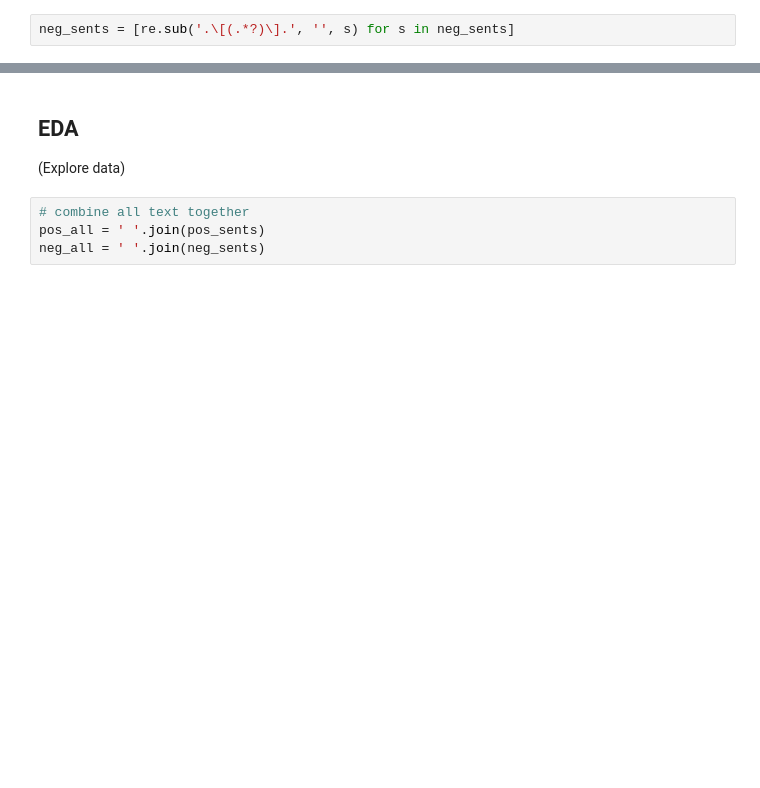
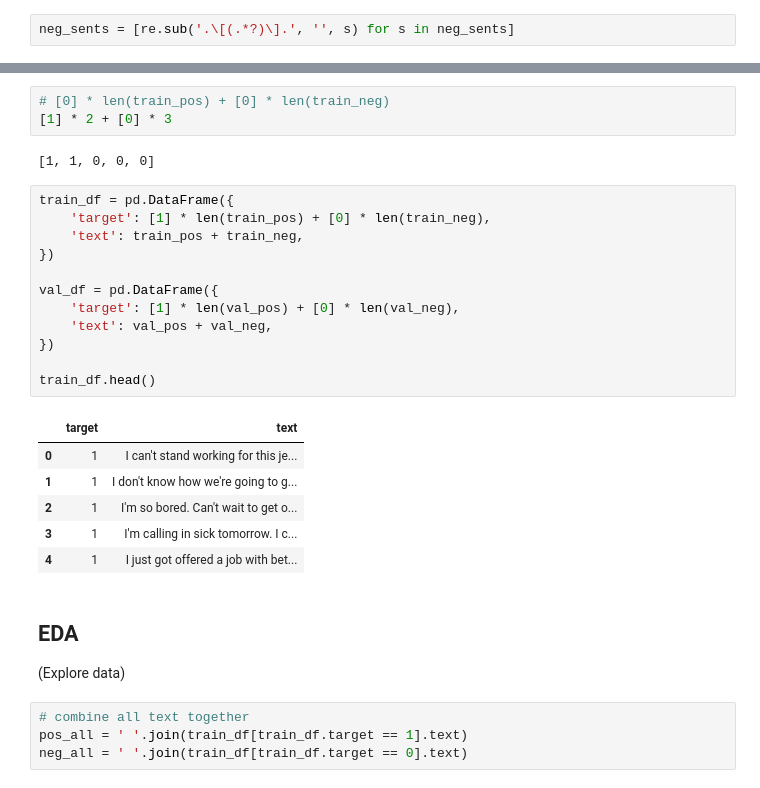
Before and after one commit to whettenr/text-checker-tutorial, a Jupyter notebook: TextConfirmationDetector.ipynb, the cells around one changed output, grey strips where cells are left out. Saved outputs shown, nothing was run; the diff lists cells and outputs as text; blank space fills up the shorter version.

```diff
--- a/TextConfirmationDetector.ipynb
+++ b/TextConfirmationDetector.ipynb
@@ -30,11 +47,35 @@ neg_sents = [re.sub('.\[(.*?)\].', '', s) for s in neg_sents]
+# %%
+# [0] * len(train_pos) + [0] * len(train_neg)
+[1] * 2 + [0] * 3
+# %% [output]
+[1, 1, 0, 0, 0]
+# %%
+train_df = pd.DataFrame({
+    'target': [1] * len(train_pos) + [0] * len(train_neg),
+    'text': train_pos + train_neg,
+})
+
+val_df = pd.DataFrame({
+    'target': [1] * len(val_pos) + [0] * len(val_neg),
+    'text': val_pos + val_neg,
+})
+
+train_df.head()
+# %% [output]
+|  | target | text |
+| 0 | 1 | I can't stand working for this je... |
+| 1 | 1 | I don't know how we're going to g... |
+| 2 | 1 | I'm so bored. Can't wait to get o... |
+| 3 | 1 | I'm calling in sick tomorrow. I c... |
+| 4 | 1 | I just got offered a job with bet... |
 # %% [markdown]
 ## EDA
 
 (Explore data)
 # %%
 # combine all text together
-pos_all = ' '.join(pos_sents)
-neg_all = ' '.join(neg_sents)
+pos_all = ' '.join(train_df[train_df.target == 1].text)
+neg_all = ' '.join(train_df[train_df.target == 0].text)
 # %%
 from wordcloud import WordCloud
 
```
Also changed, not shown: parts of 20 cells of this notebook.
